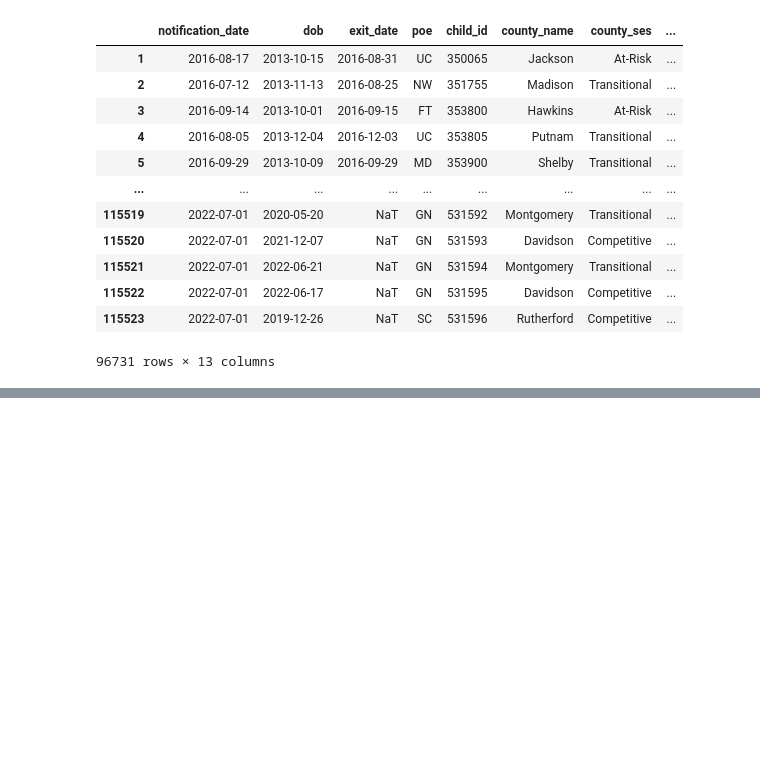
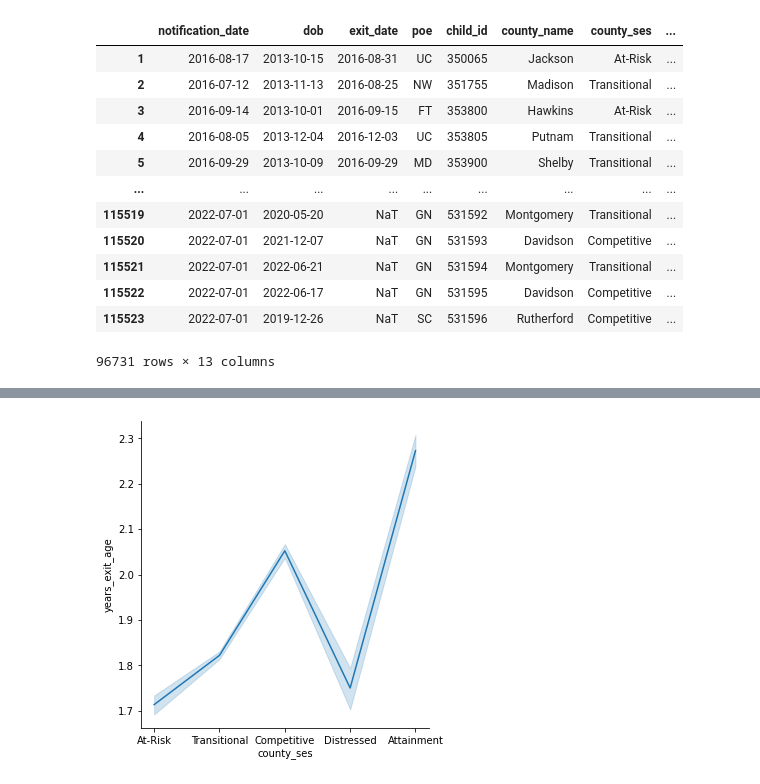
Before and after one commit to ColinSandidge/teis_project, a Jupyter notebook: notebook/teis_question_4.ipynb, the cells around one changed output, grey strips where cells are left out. Drawn from its saved outputs; the diff is of its cells as text; code cells hidden in the pictures; blank space fills up the shorter version.

```diff
--- a/notebook/teis_question_4.ipynb
+++ b/notebook/teis_question_4.ipynb
@@ -288,0 +299,5 @@ age_reref.describe()
+# %%
+# total (referrals and rereferrals)
+age_total = sns.relplot(data = age, x = 'county_ses', y = 'years_exit_age', kind = 'line');
+# %% [output]
+[figure, added]
```
Also changed, not shown: parts of 4 cells of this notebook.
